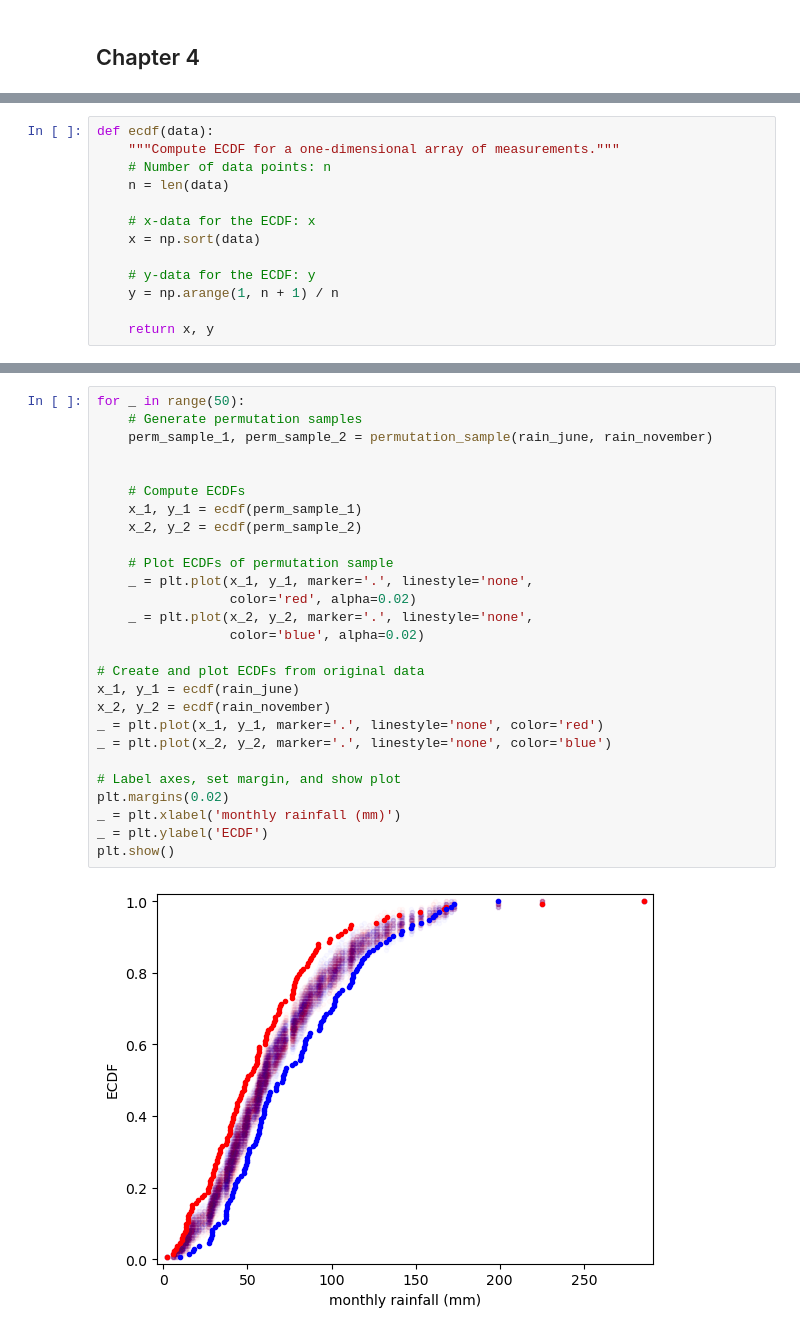
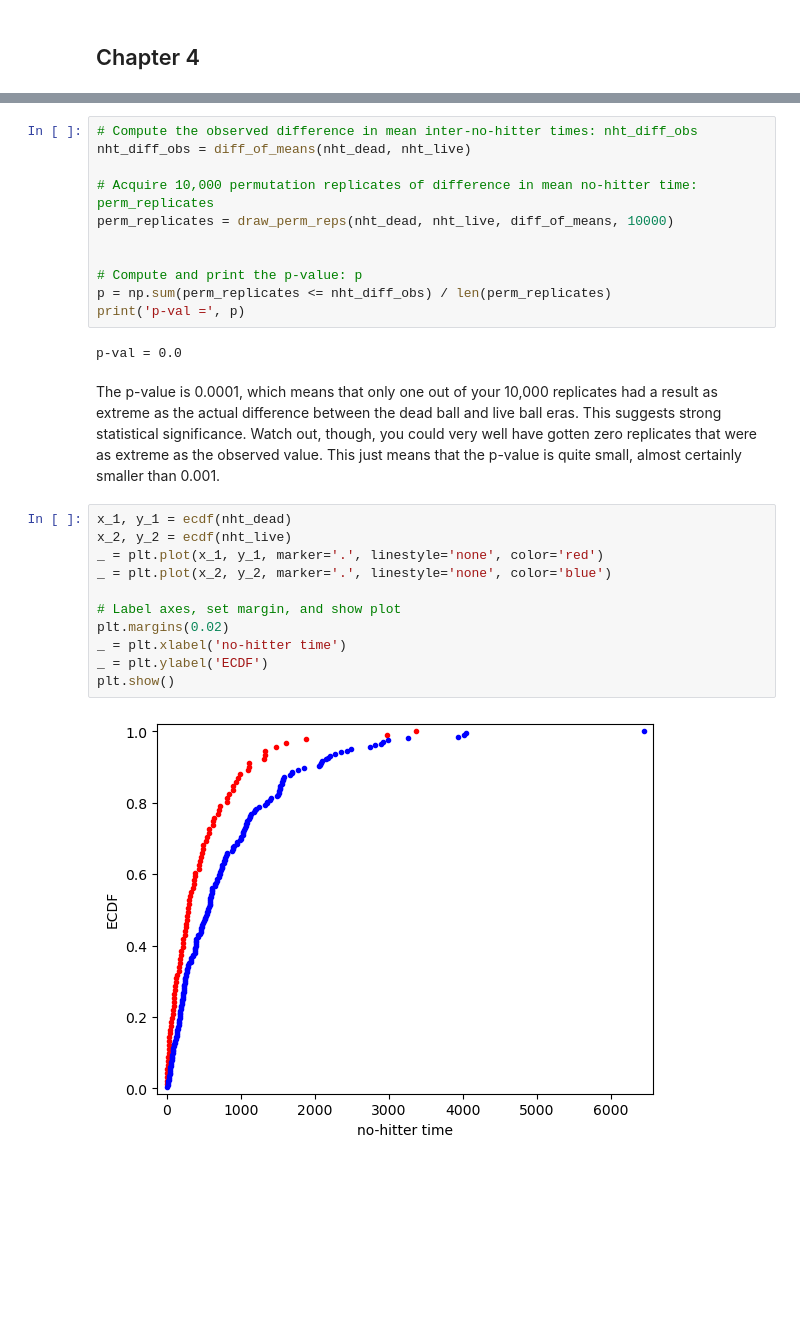
Before and after one commit to rpitchumani/datacamp, a Jupyter notebook: statistical-thinking-in-python-part-2/Chapter_4_Statistical_Thinking_in_Python_Part_2.ipynb, the cells around one changed output, grey strips where cells are left out. Drawn from its saved outputs; the diff is of its cells as text; blank space fills up the shorter version.

```diff
--- a/statistical-thinking-in-python-part-2/Chapter_4_Statistical_Thinking_in_Python_Part_2.ipynb
+++ b/statistical-thinking-in-python-part-2/Chapter_4_Statistical_Thinking_in_Python_Part_2.ipynb
@@ -61,13 +15,0 @@ def permutation_sample(data1, data2):
-# %%
-def ecdf(data):
-    """Compute ECDF for a one-dimensional array of measurements."""
-    # Number of data points: n
-    n = len(data)
-
-    # x-data for the ECDF: x
-    x = np.sort(data)
-
-    # y-data for the ECDF: y
-    y = np.arange(1, n + 1) / n
-
-    return x, y
@@ -74,29 +64,28 @@ def ecdf(data):
+# %%
+# Compute the observed difference in mean inter-no-hitter times: nht_diff_obs
+nht_diff_obs = diff_of_means(nht_dead, nht_live)
+
+# Acquire 10,000 permutation replicates of difference in mean no-hitter time: perm_replicates
+perm_replicates = draw_perm_reps(nht_dead, nht_live, diff_of_means, 10000)
+
+
+# Compute and print the p-value: p
+p = np.sum(perm_replicates <= nht_diff_obs) / len(perm_replicates)
+print('p-val =', p)
+# %% [output]
+p-val = 0.0
+# %% [markdown]
+The p-value is 0.0001, which means that only one out of your 10,000 replicates had a result as extreme as the actual difference between the dead ball and live ball eras. This suggests strong statistical significance. Watch out, though, you could very well have gotten zero replicates that were as extreme as the observed value. This just means that the p-value is quite small, almost certainly smaller than 0.001.
 # %%
-for _ in range(50):
-    # Generate permutation samples
-    perm_sample_1, perm_sample_2 = permutation_sample(rain_june, rain_november)
-
-
-    # Compute ECDFs
-    x_1, y_1 = ecdf(perm_sample_1)
-    x_2, y_2 = ecdf(perm_sample_2)
-
-    # Plot ECDFs of permutation sample
-    _ = plt.plot(x_1, y_1, marker='.', linestyle='none',
-                 color='red', alpha=0.02)
-    _ = plt.plot(x_2, y_2, marker='.', linestyle='none',
-                 color='blue', alpha=0.02)
-
-# Create and plot ECDFs from original data
-x_1, y_1 = ecdf(rain_june)
-x_2, y_2 = ecdf(rain_november)
+x_1, y_1 = ecdf(nht_dead)
+x_2, y_2 = ecdf(nht_live)
 _ = plt.plot(x_1, y_1, marker='.', linestyle='none', color='red')
 _ = plt.plot(x_2, y_2, marker='.', linestyle='none', color='blue')
 
 # Label axes, set margin, and show plot
 plt.margins(0.02)
-_ = plt.xlabel('monthly rainfall (mm)')
+_ = plt.xlabel('no-hitter time')
 _ = plt.ylabel('ECDF')
 plt.show()
 # %% [output]
-[figure, old version]
+[figure, new version]
```
Also changed, not shown: parts of 22 cells of this notebook, 3 other files.
